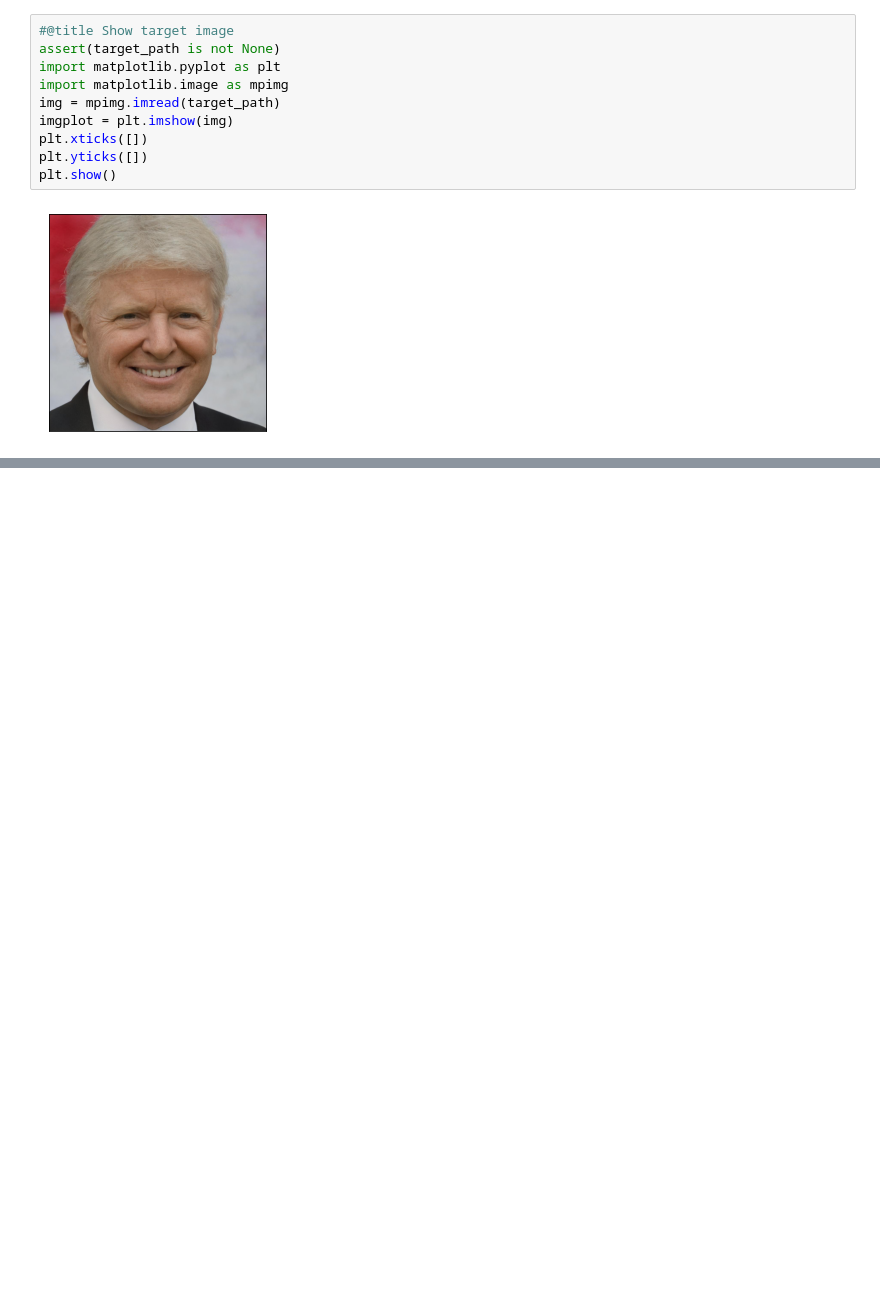
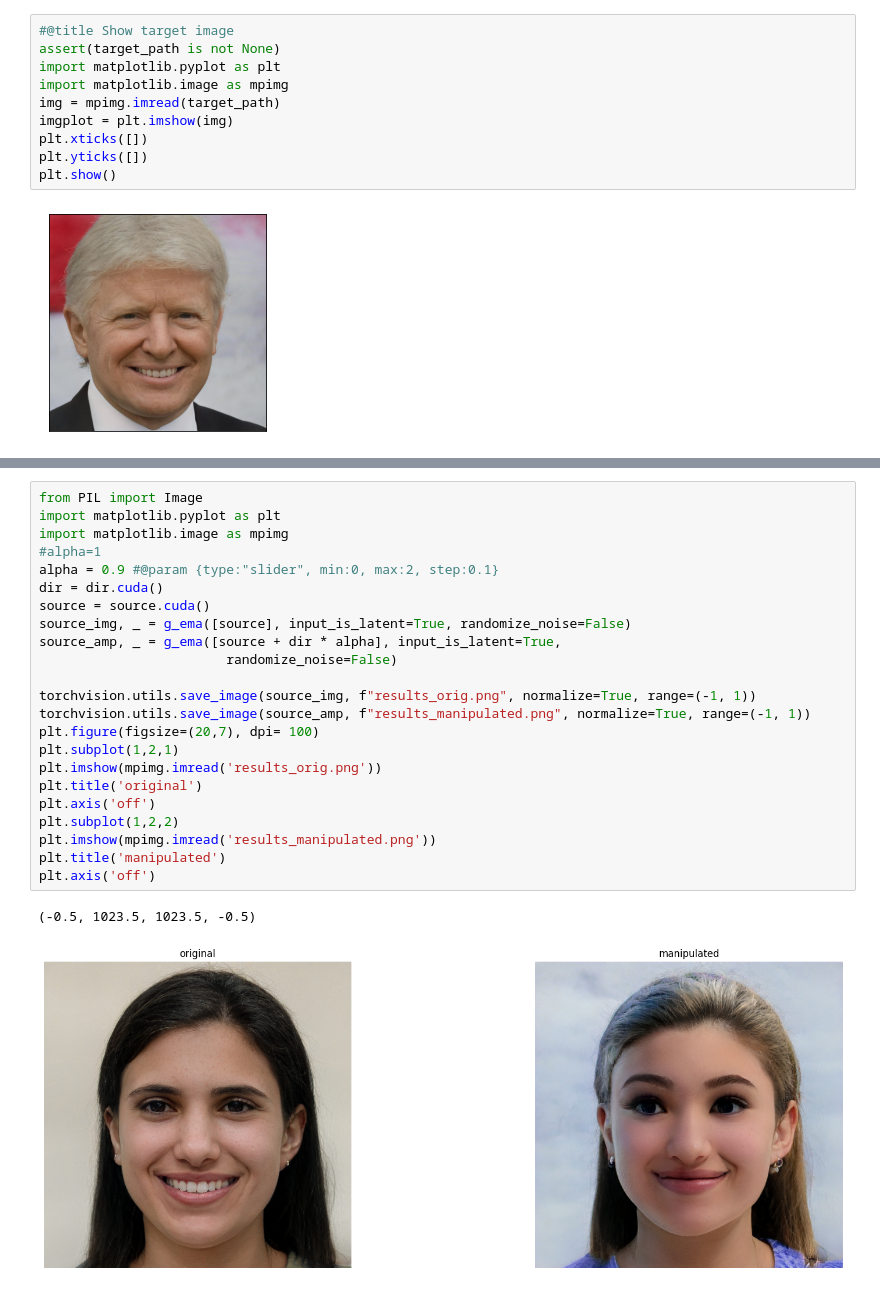
Before and after one commit to hila-chefer/TargetCLIP, a Jupyter notebook: TargetCLIP_CLIP_guided_image_essence_transfer.ipynb, the cells around one changed output, grey strips where cells are left out. Drawn from its saved outputs; the diff is of its cells as text; blank space fills up the shorter version.

```diff
--- a/TargetCLIP_CLIP_guided_image_essence_transfer.ipynb
+++ b/TargetCLIP_CLIP_guided_image_essence_transfer.ipynb
@@ -181,0 +220,26 @@ plt.axis('off')
+# %%
+from PIL import Image
+import matplotlib.pyplot as plt
+import matplotlib.image as mpimg
+#alpha=1
+alpha = 0.9 #@param {type:"slider", min:0, max:2, step:0.1}
+dir = dir.cuda()
+source = source.cuda()
+source_img, _ = g_ema([source], input_is_latent=True, randomize_noise=False)
+source_amp, _ = g_ema([source + dir * alpha], input_is_latent=True,
+                        randomize_noise=False)
+
+torchvision.utils.save_image(source_img, f"results_orig.png", normalize=True, range=(-1, 1))
+torchvision.utils.save_image(source_amp, f"results_manipulated.png", normalize=True, range=(-1, 1))
+plt.figure(figsize=(20,7), dpi= 100)
+plt.subplot(1,2,1)
+plt.imshow(mpimg.imread('results_orig.png'))
+plt.title('original')
+plt.axis('off')
+plt.subplot(1,2,2)
+plt.imshow(mpimg.imread('results_manipulated.png'))
+plt.title('manipulated')
+plt.axis('off')
+# %% [output]
+(-0.5, 1023.5, 1023.5, -0.5)
+[figure, added]
```
Also changed, not shown: parts of 8 cells of this notebook.
